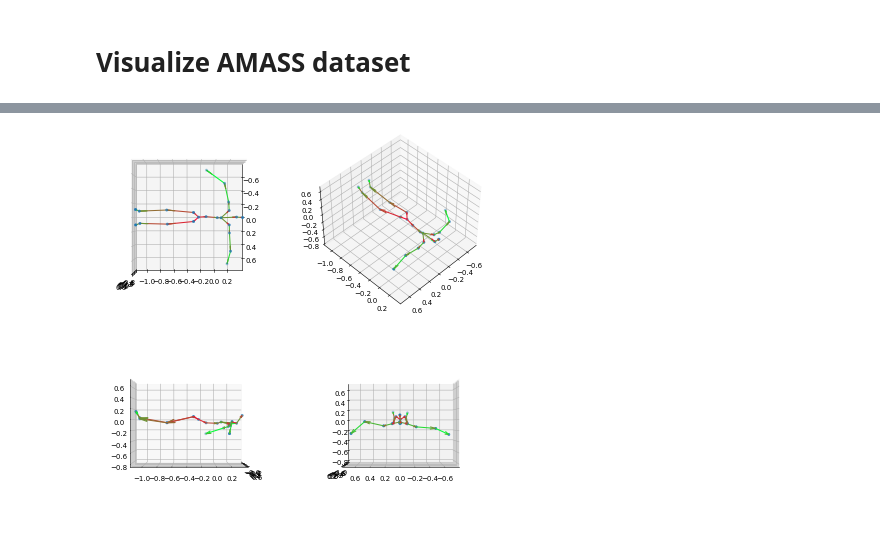
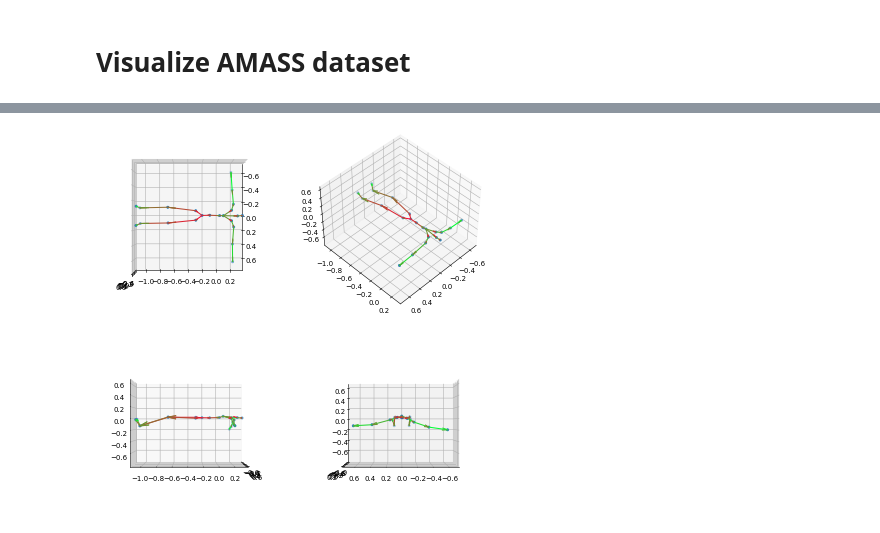
Before and after one commit to How-s-it-going/Partial2FullBodyMotion, a Jupyter notebook: examples/dataset_visualization.ipynb, the cells around one changed output, grey strips where cells are left out. Drawn from its saved outputs; the diff is of its cells as text; code cells hidden in the pictures.

```diff
--- a/examples/dataset_visualization.ipynb
+++ b/examples/dataset_visualization.ipynb
@@ -21,11 +20,12 @@ def get_gradation(i):
 	t = np.array([0, 1, 0.2])
 	return np.expand_dims(i, -1) * (t - f) + f
 
-def vis(joints, kintree):
-	c = np.zeros((22,))
-	for i in range(1, 22):
-		c[i] = c[model['kintree_table'][0, i]] + 1
-	c = get_gradation(c/np.max(c))
+def vis(joints, kintree=None):
+	if kintree is not None:
+		c = np.zeros((22,))
+		for i in range(1, 22):
+			c[i] = c[kintree[0, i]] + 1
+		c = get_gradation(c/np.max(c))
 
 	max_range = (np.max(joints.T, -1)-np.min(joints.T, -1)).max()/2
 	mid_x, mid_y, mid_z = (np.max(joints.T, -1)+np.min(joints.T, -1))/2
@@ -37,7 +37,8 @@ def vis(joints, kintree):
 			j.set_ylim(mid_y - max_range, mid_y + max_range)
 			j.set_zlim(mid_z - max_range, mid_z + max_range)
 			j.scatter3D(*joints.T, s=10)
-			j.quiver3D(*joints[kintree[0, 1:22]].T, *(joints[1:22]-joints[kintree[0, 1:22]]).T, color=c)
+			if kintree is not None:
+				j.quiver3D(*joints[kintree[0, 1:22]].T, *(joints[1:22]-joints[kintree[0, 1:22]]).T, color=c)
 	axs[0,0].view_init(elev=90, azim=0)
 	axs[0,1].view_init(elev=45, azim=45)
 	axs[1,0].view_init(elev=0, azim=0)
@@ -59,6 +63,6 @@ amass = dataset.AMASS(
 
 # make ds small for visualize purpose
 amass.ds = amass.ds[:1]
-amass.ds[0] = amass.ds[0].take(5)
+amass.ds[0] = amass.ds[0].take(40)
 
-ds = amass.get_fullbody()
+model = np.load(ds_config['model_filepath'])
@@ -81,8 +69,8 @@ vis(amass.ds[0].map(lambda a, b: tf.concat([b['joint'][0:1], b['joint'][1:22] +
 # %%
-a, b = ds.as_numpy_iterator().next()
-b = dataset.apply_trans(b, model['kintree_table']).numpy()[:, :3, 3]
+_, (test, testl) = amass.get_fullbody(True)
+b = dataset.apply_trans(test.as_numpy_iterator().next(), model['kintree_table']).numpy()[:, :3, 3]
 
 # Visualize trans applied joints
 vis(b, model['kintree_table'])
 # %% [output]
-[figure, old version]
+[figure, new version]
```
Also changed, not shown: parts of 11 cells of this notebook, 3 other files.
